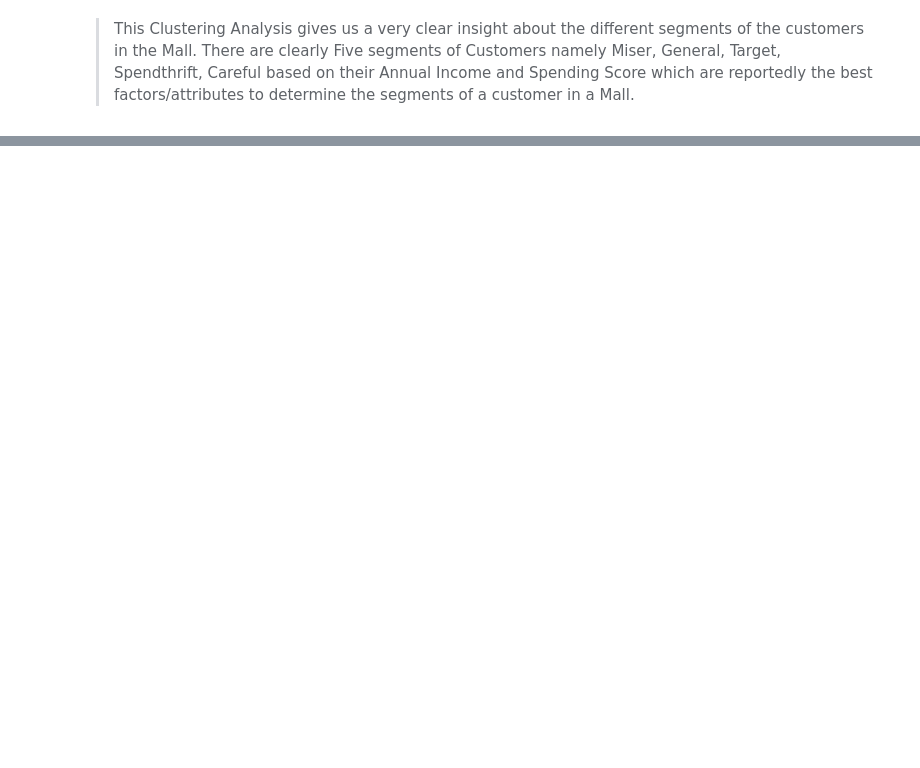
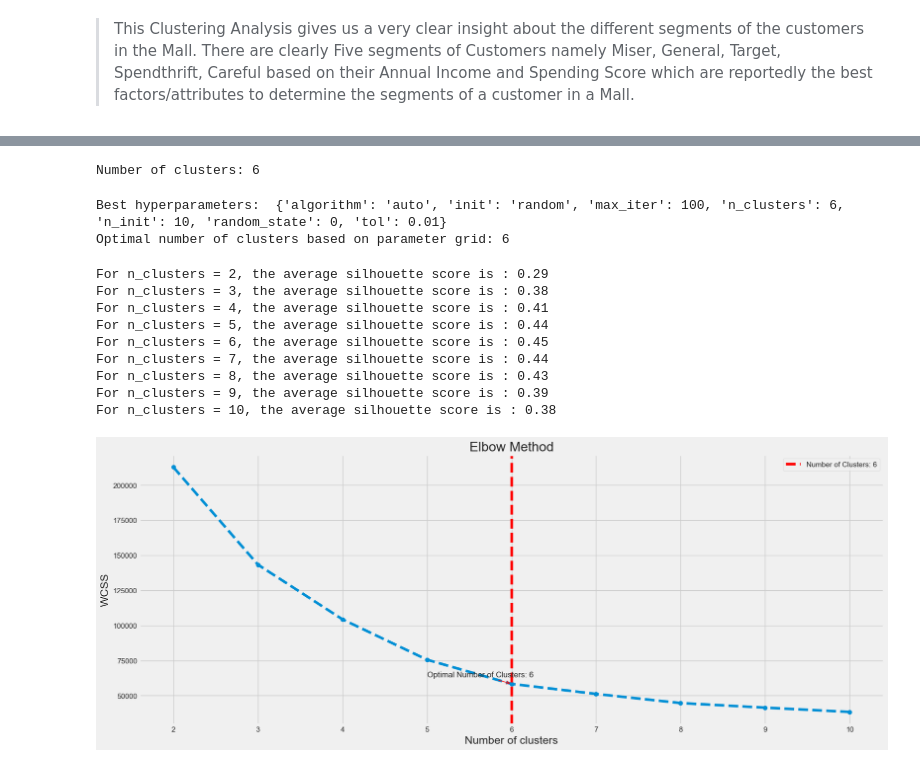
Before and after one commit to ChintaKrishnaMourya/Mall-Customers-Segmentation, a Jupyter notebook: Mall_customers_clustering_analysis.ipynb, the cells around one changed output, grey strips where cells are left out. Cells and saved outputs as stored; diff of their text form; code cells hidden in the pictures; blank space fills up the shorter version.

```diff
--- a/Mall_customers_clustering_analysis.ipynb
+++ b/Mall_customers_clustering_analysis.ipynb
@@ -455,0 +465,20 @@ plt.show()
+# %%
+from sklearn.cluster import DBSCAN
+# normalize the data
+scaler = StandardScaler()
+X_scaled = scaler.fit_transform(X)
+
+# create a DBSCAN object
+dbscan = DBSCAN(eps=0.5, min_samples=5)
+
+# fit the data
+dbscan.fit(X_scaled)
+
+# get the labels and number of clusters
+labels = dbscan.labels_
+n_clusters = len(set(labels)) - (1 if -1 in labels else 0)
+
+# print the results
+print('Number of clusters:', n_clusters)
+# %% [output]
+Number of clusters: 6
@@ -455,0 +498,58 @@ plt.show()
+# %%
+# Create the KMeans object
+kmeans = KMeans(random_state=42)
+
+# Perform grid search
+grid_search = GridSearchCV(kmeans, param_grid=param_grid, cv=5, n_jobs=-1)
+
+# Fit the grid search to the data
+grid_search.fit(X)
+
+# Print the best hyperparameters
+print("Best hyperparameters: ", grid_search.best_params_)
+print('Optimal number of clusters based on parameter grid: ' + str(grid_search.best_params_['n_clusters']))
+# %% [output]
+Best hyperparameters:  {'algorithm': 'auto', 'init': 'random', 'max_iter': 100, 'n_clusters': 6, 'n_init': 10, 'random_state': 0, 'tol': 0.01}
+Optimal number of clusters based on parameter grid: 6
+# %%
+# Use the elbow method to find the optimal number of clusters
+wcss = []
+range_n_clusters = range(2, 11)
+for i in range_n_clusters:
+    kmeans = KMeans(n_clusters = i,
+                init=grid_search.best_params_['init'],
+                max_iter=grid_search.best_params_['max_iter'],
+                tol=grid_search.best_params_['tol'],
+                algorithm=grid_search.best_params_['algorithm'],
+                random_state=42
+                )
+    kmeans.fit(X)
+    wcss.append(kmeans.inertia_)
+
+    cluster_labels = kmeans.fit_predict(X)
+    silhouette_avg = silhouette_score(X, cluster_labels)
+
+    print(f'For n_clusters = {i}, the average silhouette score is : {round(silhouette_avg, 2)}')
+
+plt.plot(range(2, 11), wcss, marker = 'o', linestyle = '--')
+plt.title('Elbow Method')
+plt.xlabel('Number of clusters')
+plt.ylabel('WCSS')
+# Add a vertical line indicating the number of clusters
+n_clusters_g = grid_search.best_params_['n_clusters']
+plt.axvline(x=n_clusters_g, linestyle='--', color='red', label=f'Number of Clusters: {n_clusters_g}')
+plt.annotate(f'Optimal Number of Clusters: {n_clusters_g}', xy=(n_clusters_g, wcss[n_clusters_g-2]), xytext=(n_clusters_g-1, wcss[n_clusters_g-2]+5000),
+            arrowprops=dict(arrowstyle='->',lw=1, color='red'), fontsize=12)
+plt.legend()
+plt.show()
+# %% [output]
+For n_clusters = 2, the average silhouette score is : 0.29
+For n_clusters = 3, the average silhouette score is : 0.38
+For n_clusters = 4, the average silhouette score is : 0.41
+For n_clusters = 5, the average silhouette score is : 0.44
+For n_clusters = 6, the average silhouette score is : 0.45
+For n_clusters = 7, the average silhouette score is : 0.44
+For n_clusters = 8, the average silhouette score is : 0.43
+For n_clusters = 9, the average silhouette score is : 0.39
+For n_clusters = 10, the average silhouette score is : 0.38
+[figure, added]
```
Also changed, not shown: parts of 41 cells of this notebook.
